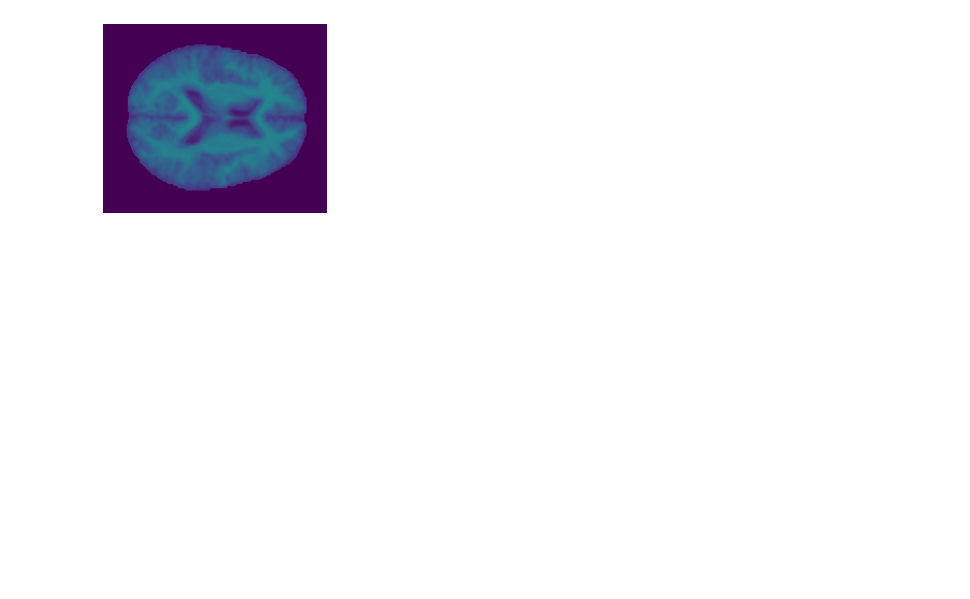
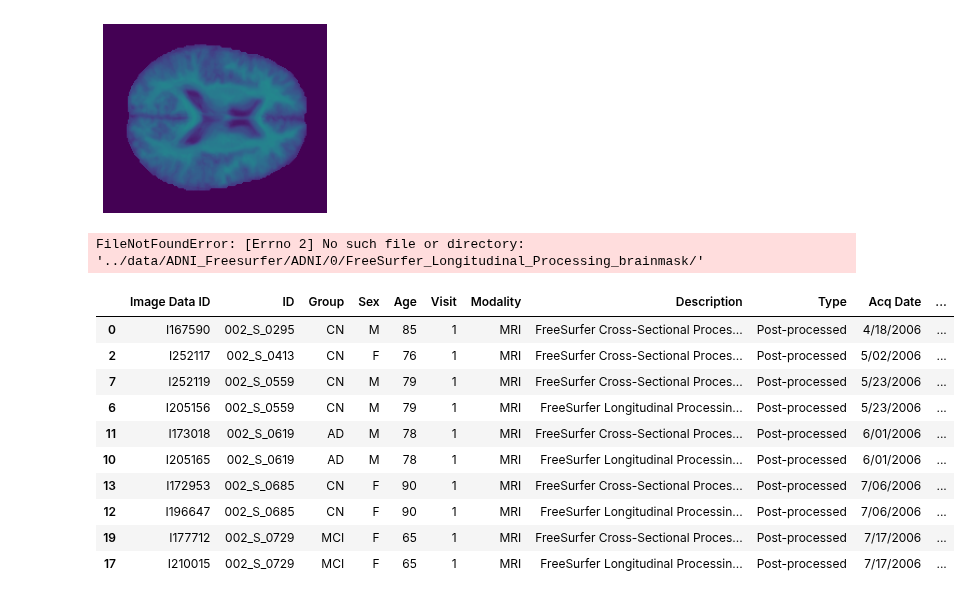
Before and after one commit to tamap94/ds-capstone-alzheimers-, a Jupyter notebook: preprocessing/getdata_ADNI.ipynb, the cells around one changed output. Cells and saved outputs as stored; diff of their text form; code cells hidden in the pictures; blank space fills up the shorter version.

```diff
--- a/preprocessing/getdata_ADNI.ipynb
+++ b/preprocessing/getdata_ADNI.ipynb
@@ -24,3 +40,26 @@ img_o = get_slices(df_o["ID"][:10], N=0, dim=2, normalize=True, m=90)
 img_mean(img_o, vmax=1)
 # %% [output]
 [figure]
+# %%
+all_adni = get_slices_ADNI(df_a["ID"][0], N=0, dim=2, normalize=True, m=90)
+all_adni.shape
+# %% [output]
+FileNotFoundError: [Errno 2] No such file or directory: '../data/ADNI_Freesurfer/ADNI/0/FreeSurfer_Longitudinal_Processing_brainmask/'
+# %%
+df = pd.read_csv("../data/ADNI_Freesurfer/FreeSurfer_8_23_2022.csv").sort_values(["Subject","Description"])
+df.rename(columns={"Subject":"ID"}, inplace=True)
+df= df[(df["Description"] != "FreeSurfer Cross-Sectional Processing aparc+aseg") & (df["Description"] != "FreeSurfer Longitudinal Processing aparc+aseg")]
+image_IDs = []
+df.head(10)
+# %% [output]
+|  | Image Data ID | ID | Group | Sex | Age | Visit | Modality | Description | Type | Acq Date | ... |
+| 0 | I167590 | 002_S_0295 | CN | M | 85 | 1 | MRI | FreeSurfer Cross-Sectional Proces... | Post-processed | 4/18/2006 | ... |
+| 2 | I252117 | 002_S_0413 | CN | F | 76 | 1 | MRI | FreeSurfer Cross-Sectional Proces... | Post-processed | 5/02/2006 | ... |
+| 7 | I252119 | 002_S_0559 | CN | M | 79 | 1 | MRI | FreeSurfer Cross-Sectional Proces... | Post-processed | 5/23/2006 | ... |
+| 6 | I205156 | 002_S_0559 | CN | M | 79 | 1 | MRI | FreeSurfer Longitudinal Processin... | Post-processed | 5/23/2006 | ... |
+| 11 | I173018 | 002_S_0619 | AD | M | 78 | 1 | MRI | FreeSurfer Cross-Sectional Proces... | Post-processed | 6/01/2006 | ... |
+| 10 | I205165 | 002_S_0619 | AD | M | 78 | 1 | MRI | FreeSurfer Longitudinal Processin... | Post-processed | 6/01/2006 | ... |
+| 13 | I172953 | 002_S_0685 | CN | F | 90 | 1 | MRI | FreeSurfer Cross-Sectional Proces... | Post-processed | 7/06/2006 | ... |
+| 12 | I196647 | 002_S_0685 | CN | F | 90 | 1 | MRI | FreeSurfer Longitudinal Processin... | Post-processed | 7/06/2006 | ... |
+| 19 | I177712 | 002_S_0729 | MCI | F | 65 | 1 | MRI | FreeSurfer Cross-Sectional Proces... | Post-processed | 7/17/2006 | ... |
+| 17 | I210015 | 002_S_0729 | MCI | F | 65 | 1 | MRI | FreeSurfer Longitudinal Processin... | Post-processed | 7/17/2006 | ... |
```
Also changed, not shown: parts of 3 cells of this notebook, 1 other file.
